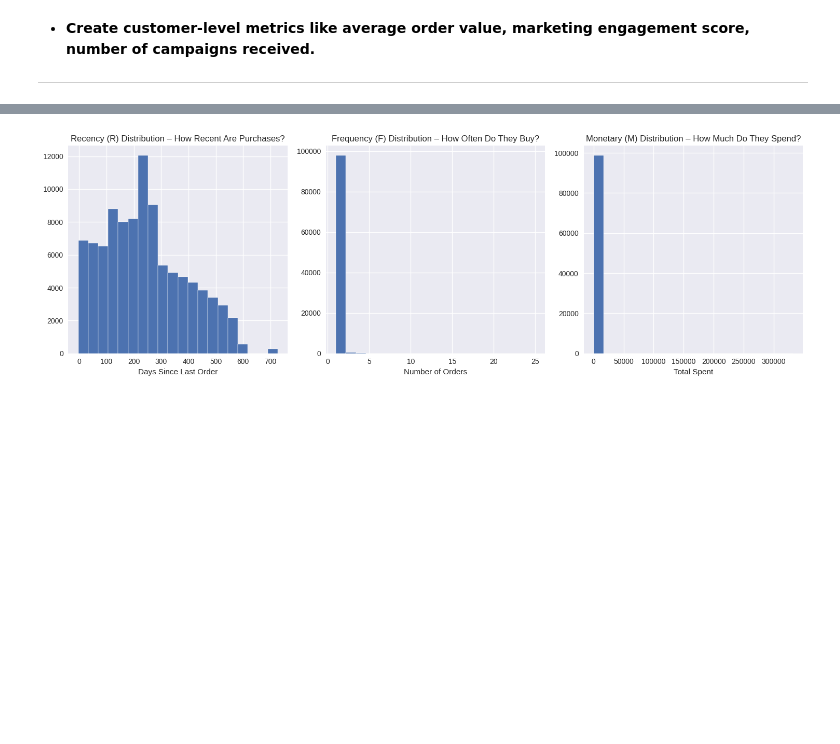
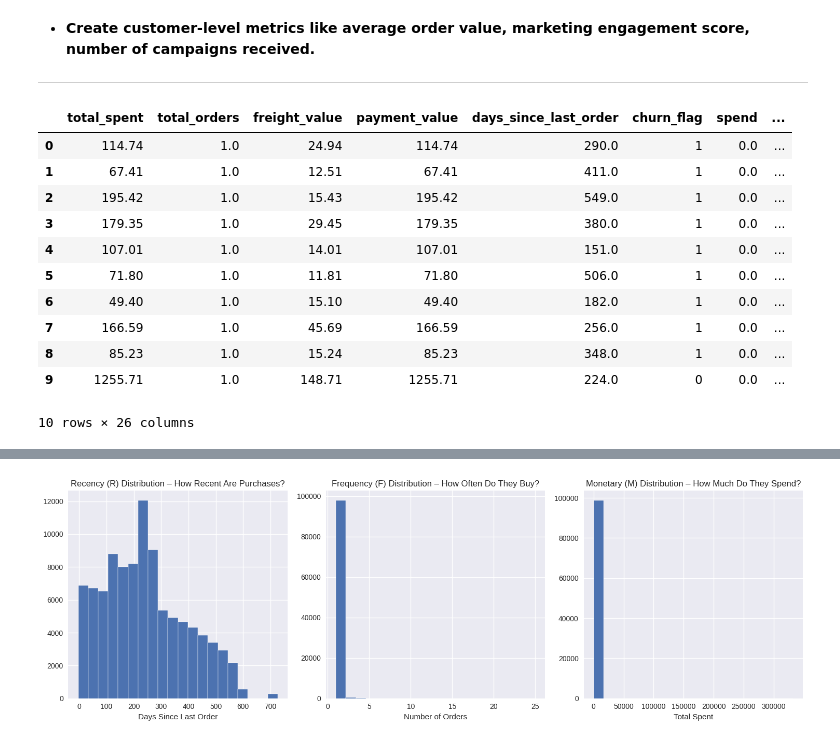
Before and after one commit to Kanakbaghel/Capstone_Project, a Jupyter notebook: Scripts/P2 : Predictive Modelling.ipynb, the cells around one changed output, grey strips where cells are left out. Cells and saved outputs as stored; diff of their text form; code cells hidden in the pictures; blank space fills up the shorter version.

```diff
--- a/Scripts/P2 : Predictive Modelling.ipynb
+++ b/Scripts/P2 : Predictive Modelling.ipynb
@@ -315,10 +387,25 @@ data.drop(['customer_id', 'payment_type', 'channel', 'category_english', 'state'
 # %%
 # Calculate avg_order_value as total_spent / total_orders, handling potential division by zero
 data['avg_order_value'] = data['total_spent'] / data['total_orders'].replace(0, np.nan)
 data['avg_order_value'] = data['avg_order_value'].fillna(0)
 data['marketing_engagement_score'] = data['conversions'] / (data['spend'] + 1)
 # Use agg_data['customer_id'] for reindexing, as 'customer_id' was dropped from 'data'
 data['num_campaigns'] = full_data.groupby('customer_id')['campaign_id'].count().reindex(agg_data['customer_id']).fillna(0)
+
+data.head(10)
+# %% [output]
+|  | total_spent | total_orders | freight_value | payment_value | days_since_last_order | churn_flag | spend | ... |
+| 0 | 114.74 | 1.0 | 24.94 | 114.74 | 290.0 | 1 | 0.0 | ... |
+| 1 | 67.41 | 1.0 | 12.51 | 67.41 | 411.0 | 1 | 0.0 | ... |
+| 2 | 195.42 | 1.0 | 15.43 | 195.42 | 549.0 | 1 | 0.0 | ... |
+| 3 | 179.35 | 1.0 | 29.45 | 179.35 | 380.0 | 1 | 0.0 | ... |
+| 4 | 107.01 | 1.0 | 14.01 | 107.01 | 151.0 | 1 | 0.0 | ... |
+| 5 | 71.80 | 1.0 | 11.81 | 71.80 | 506.0 | 1 | 0.0 | ... |
+| 6 | 49.40 | 1.0 | 15.10 | 49.40 | 182.0 | 1 | 0.0 | ... |
+| 7 | 166.59 | 1.0 | 45.69 | 166.59 | 256.0 | 1 | 0.0 | ... |
+| 8 | 85.23 | 1.0 | 15.24 | 85.23 | 348.0 | 1 | 0.0 | ... |
+| 9 | 1255.71 | 1.0 | 148.71 | 1255.71 | 224.0 | 0 | 0.0 | ... |
+10 rows × 26 columns
 # %%
 # Handle NaNs in numerical columns before scaling (fill with mean, or 0 if mean is NaN)
 num_cols = ['total_spent', 'total_orders', 'freight_value', 'payment_value',
```
Also changed, not shown: parts of 27 cells of this notebook.
